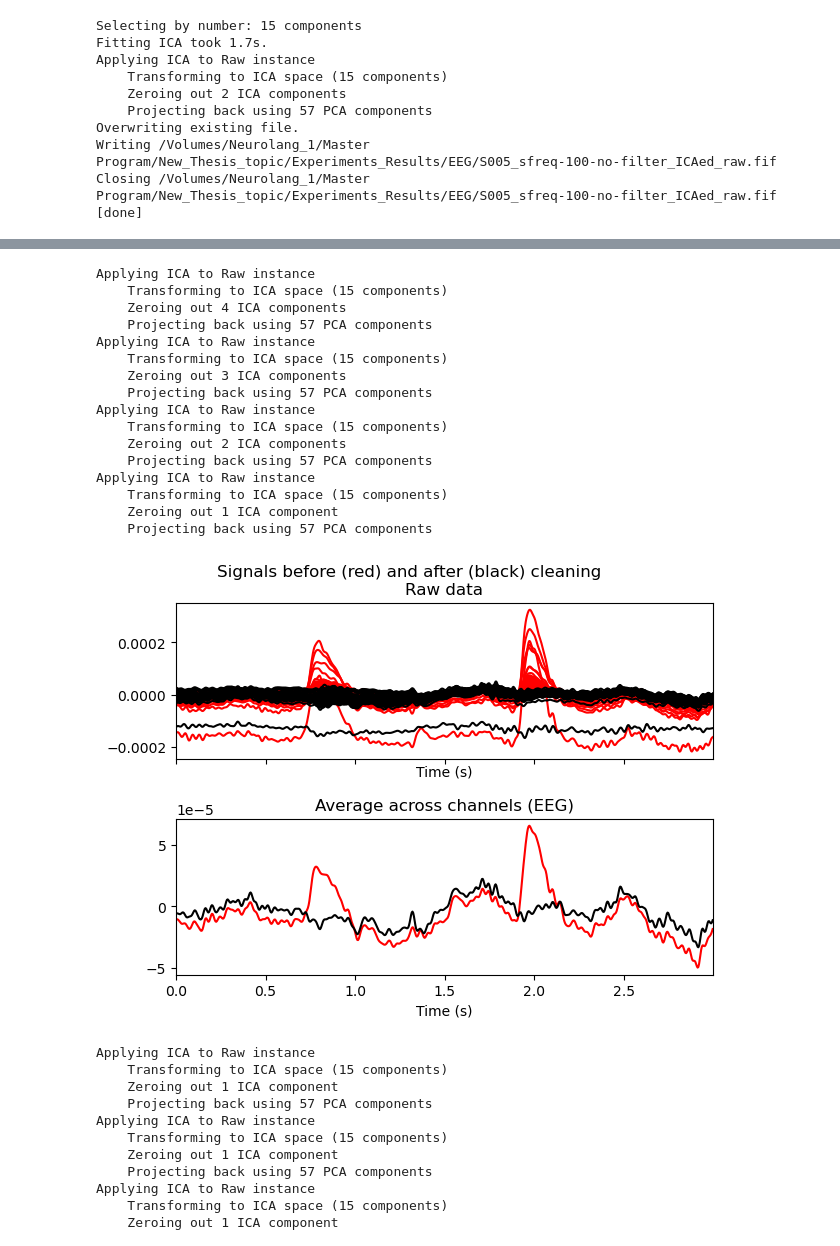
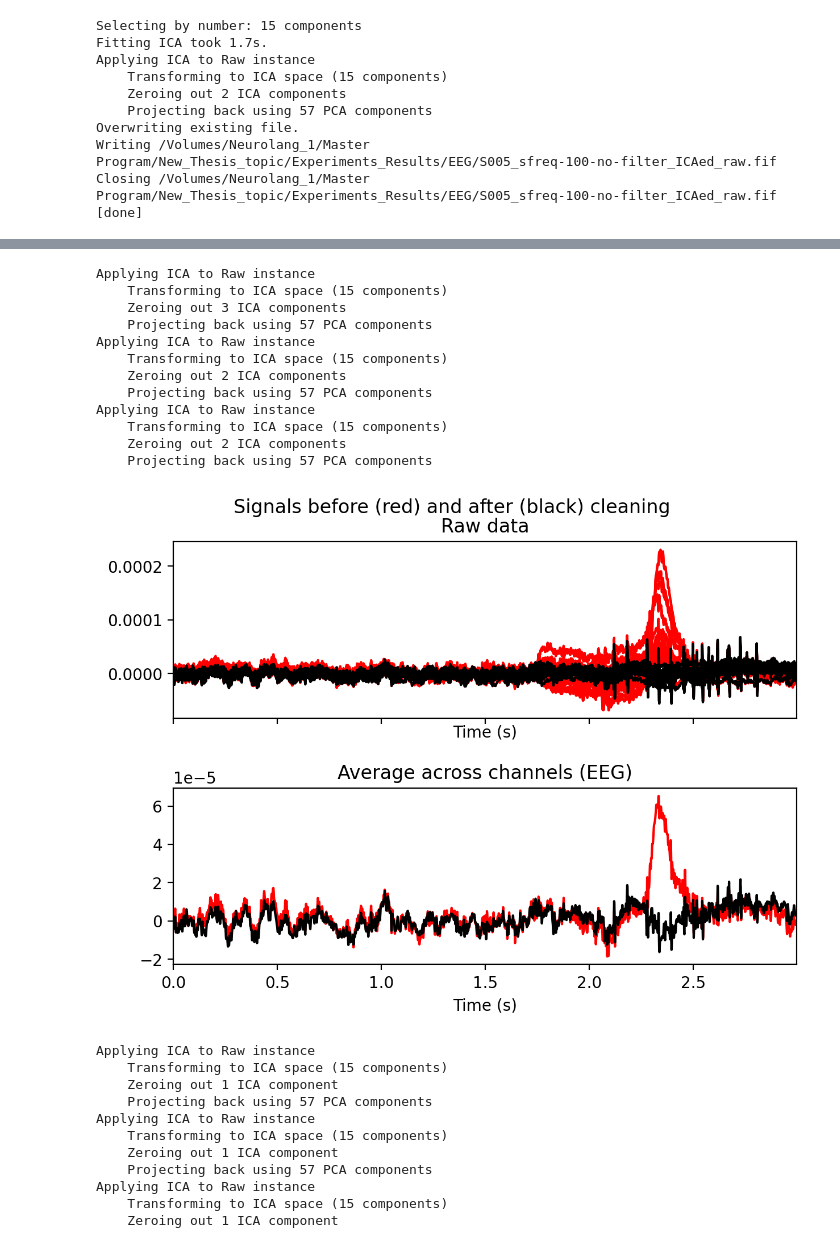
Before and after one commit to DHCLAIRE/ICN_related, a Jupyter notebook: Thesis/Alice_EEG preprocess.ipynb, the cells around one changed output, grey strips where cells are left out. Saved outputs shown, nothing was run; the diff lists cells and outputs as text; code cells hidden in the pictures.

```diff
--- a/Thesis/Alice_EEG preprocess.ipynb
+++ b/Thesis/Alice_EEG preprocess.ipynb
@@ -165,12 +167,12 @@ Writing /Volumes/Neurolang_1/Master Program/New_Thesis_topic/Experiments_Results
 Closing /Volumes/Neurolang_1/Master Program/New_Thesis_topic/Experiments_Results/EEG/S005_sfreq-100-no-filter_ICAed_raw.fif
 [done]
 # %%
-root_data_path = Path('/Volumes/Neurolang_1/Master Program/New_Thesis_topic')
-eeg_data_path = root_data_path / "Experiments_Results/EEG"
+root_data_path = Path('/Volumes/Neurolang_1/Master Program/New_Thesis_topic/Experiments_Results')
+eeg_data_path = root_data_path / "EEG_ESL"
 
-sub_idINT = 6
+sub_idINT = 8
 
-cntFile = eeg_data_path / Path('S%.3d_Alice_S002_2nd.cnt' %sub_idINT)  #'S001_Alice.cnt'
+cntFile = eeg_data_path / Path('S%.3d_Alice.cnt' %sub_idINT)  #'S001_Alice.cnt'
 '''
 S001_Alice.cnt: 最外圈的（編號尾數7的）沒有很毛，所以不exclude
 '''
@@ -264,26 +278,22 @@ Applying ICA to Raw instance
 # %%
-ica_.plot_overlay(n_raw, exclude=[0, 1, 2, 8])
 ica_.plot_overlay(n_raw, exclude=[0, 1, 2])
-ica_.plot_overlay(n_raw, exclude=[0, 1]) # (1) (2)
-ica_.plot_overlay(n_raw, exclude=[0])
+#ica_.plot_overlay(n_raw, exclude=[0, 1, 4])
+ica_.plot_overlay(n_raw, exclude=[0, 1])
+ica_.plot_overlay(n_raw, exclude=[0, 2])
 # %% [output]
-Applying ICA to Raw instance
-    Transforming to ICA space (15 components)
-    Zeroing out 4 ICA components
-    Projecting back using 57 PCA components
 Applying ICA to Raw instance
     Transforming to ICA space (15 components)
     Zeroing out 3 ICA components
     Projecting back using 57 PCA components
 Applying ICA to Raw instance
     Transforming to ICA space (15 components)
     Zeroing out 2 ICA components
     Projecting back using 57 PCA components
 Applying ICA to Raw instance
     Transforming to ICA space (15 components)
-    Zeroing out 1 ICA component
+    Zeroing out 2 ICA components
     Projecting back using 57 PCA components
-[figure, old version]
+[figure, new version]
 # %%
 for i in range(15):
     #ica_.plot_properties(n_raw, picks=[i])
```
Also changed, not shown: parts of 6 cells of this notebook.
